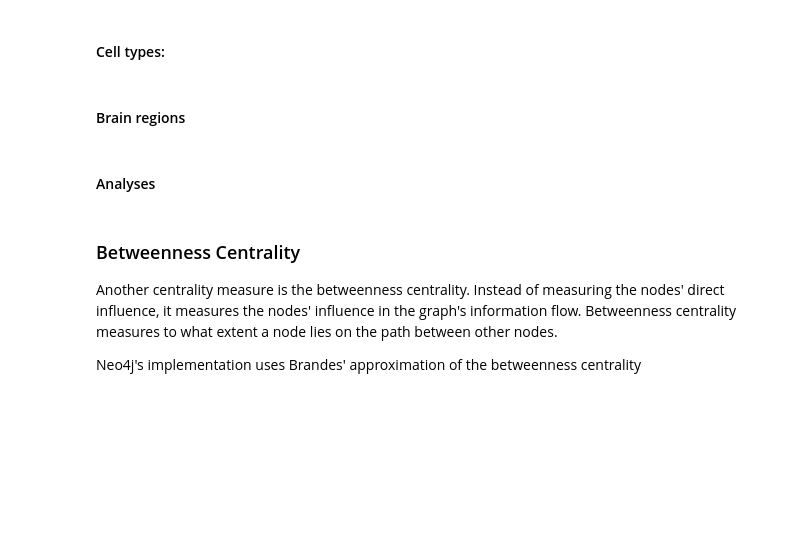
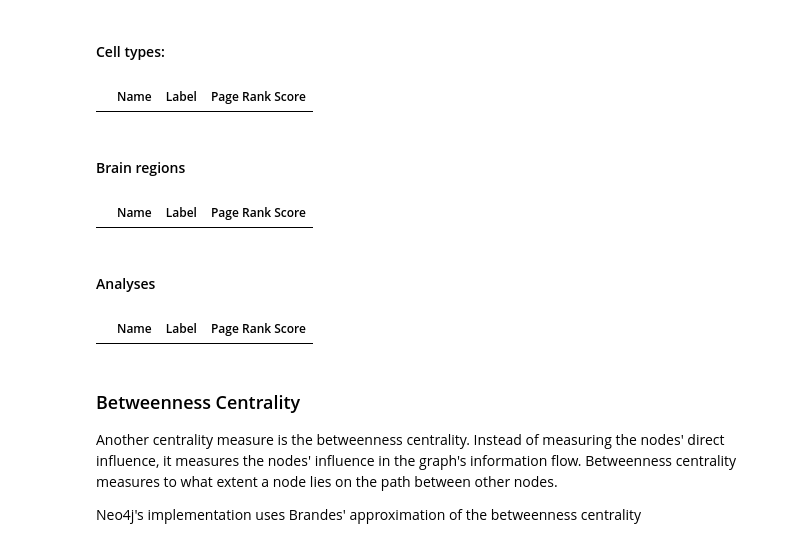
Before and after one commit to marenpg/jupyter_basal_ganglia, a Jupyter notebook: 2. Extending the data with extracted information - GraphAnalysis/1. General information search.ipynb, the cells around one changed output. Saved outputs shown, nothing was run; the diff lists cells and outputs as text; code cells hidden in the pictures; blank space fills up the shorter version.

```diff
--- a/2. Extending the data with extracted information - GraphAnalysis/1. General information search.ipynb
+++ b/2. Extending the data with extracted information - GraphAnalysis/1. General information search.ipynb
@@ -214,31 +218,27 @@ Now, we do the same procedure for cell types, brain regions and analyses specifi
 # %% [markdown]
 #### Cell types:
 # %%
-with driver.session() as session:
-    session.run("CALL gds.graph.create('all-nodes', '*', '*')")
-
 import pandas as pd
 label_prop_table = []
 with driver.session() as session:
     res = session.run("""
         CALL gds.pageRank.stream('all-nodes')
         YIELD nodeId, score
         WHERE labels(gds.util.asNode(nodeId)) = "CellType"
         RETURN gds.util.asNode(nodeId).name AS name, labels(gds.util.asNode(nodeId)) as label, score
         ORDER BY score DESC
         LIMIT 10
     """)
 
     for rec in res:
         label_prop_table.append([rec["name"], rec["label"], rec["score"]])
 
 pd.DataFrame(label_prop_table, columns=["Name", "Label", "Page Rank Score"])
+# %% [output]
+|  | Name | Label | Page Rank Score |
 # %% [markdown]
 #### Brain regions
 # %%
-with driver.session() as session:
-    session.run("CALL gds.graph.create('all-nodes', '*', '*')")
-
 import pandas as pd
 label_prop_table = []
 with driver.session() as session:
@@ -255,13 +255,11 @@ with driver.session() as session:
         label_prop_table.append([rec["name"], rec["label"], rec["score"]])
 
 pd.DataFrame(label_prop_table, columns=["Name", "Label", "Page Rank Score"])
+# %% [output]
+|  | Name | Label | Page Rank Score |
 # %% [markdown]
 #### Analyses
 # %%
-with driver.session() as session:
-    session.run("CALL gds.graph.create('all-nodes', '*', '*')")
-
-import pandas as pd
 label_prop_table = []
 with driver.session() as session:
     res = session.run("""
@@ -277,6 +275,8 @@ with driver.session() as session:
         label_prop_table.append([rec["name"], rec["label"], rec["score"]])
 
 pd.DataFrame(label_prop_table, columns=["Name", "Label", "Page Rank Score"])
+# %% [output]
+|  | Name | Label | Page Rank Score |
 # %% [markdown]
 ### Betweenness Centrality
 
```
Also changed, not shown: parts of 9 cells of this notebook, 5 other files.
